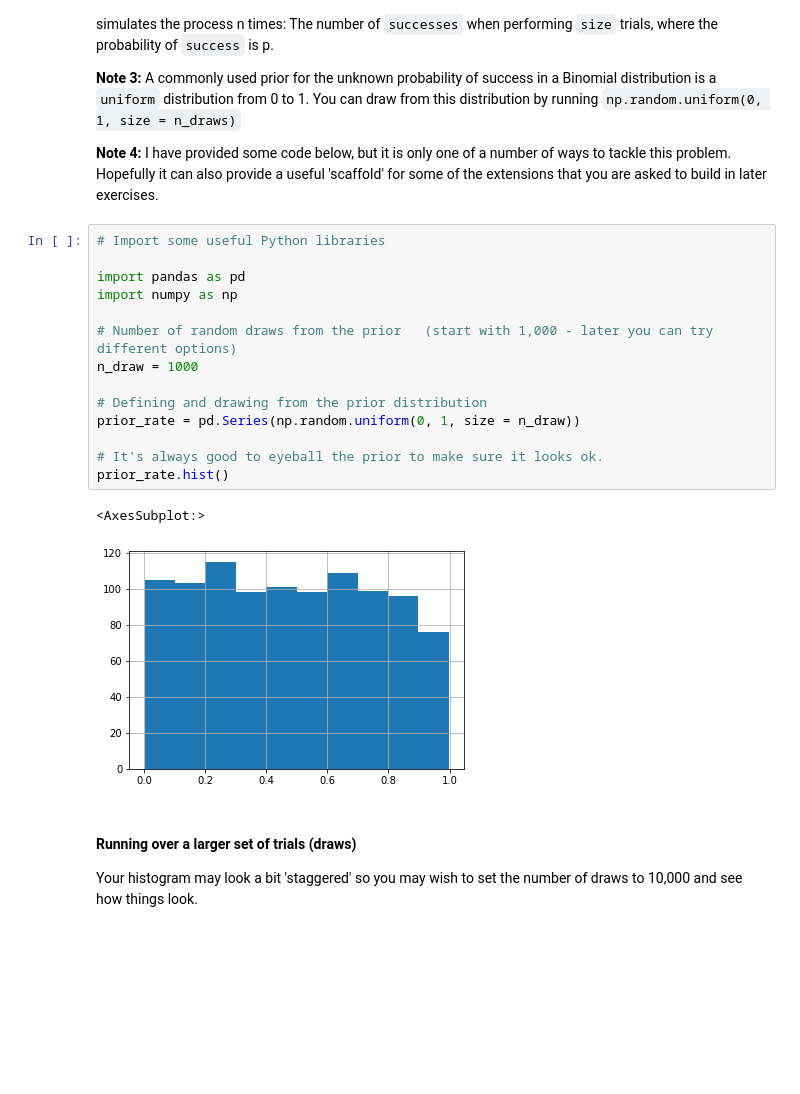
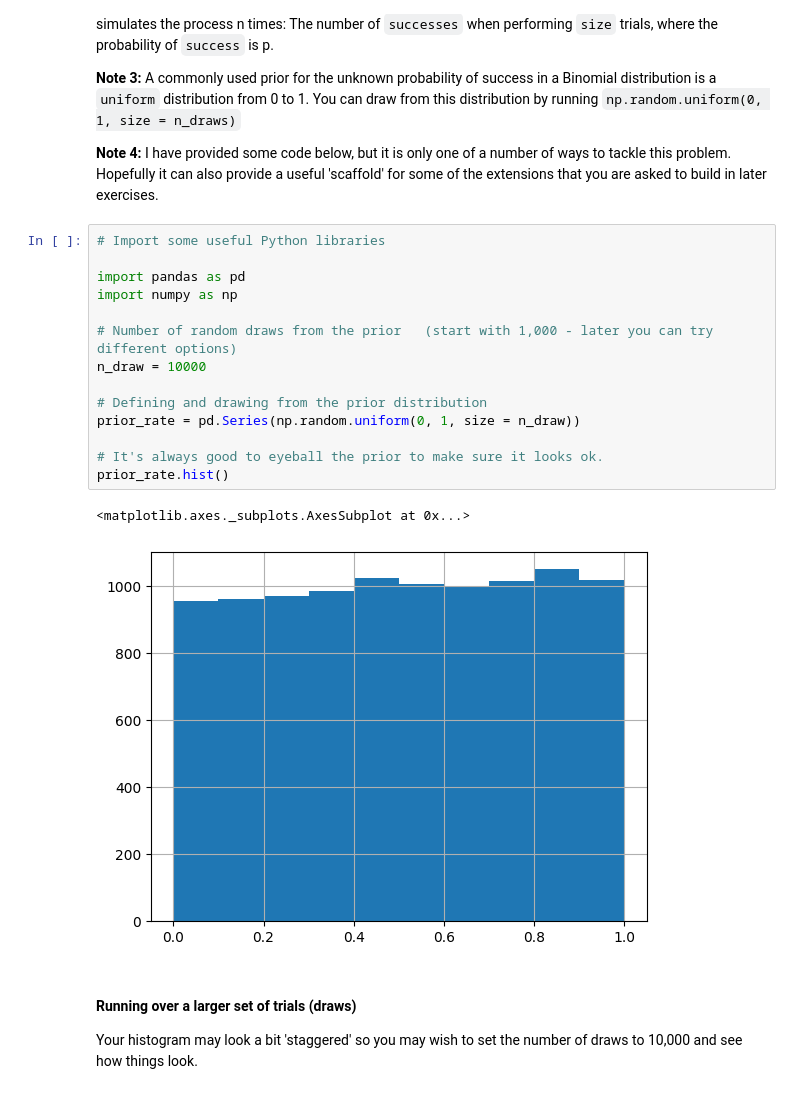
Before and after one commit to celrm/quantitative-methods-for-ai, a Jupyter notebook: Lab_5/CS824_Lab_5_Group_C.ipynb, the cells around one changed output. Saved outputs shown, nothing was run; the diff lists cells and outputs as text; blank space fills up the shorter version.

```diff
--- a/Lab_5/CS824_Lab_5_Group_C.ipynb
+++ b/Lab_5/CS824_Lab_5_Group_C.ipynb
@@ -168,20 +255,20 @@ A few things to note:
 # %%
 # Import some useful Python libraries
 
 import pandas as pd
 import numpy as np
 
 # Number of random draws from the prior   (start with 1,000 - later you can try different options)
-n_draw = 1000
+n_draw = 10000
 
 # Defining and drawing from the prior distribution
 prior_rate = pd.Series(np.random.uniform(0, 1, size = n_draw))
 
 # It's always good to eyeball the prior to make sure it looks ok.
 prior_rate.hist()
 # %% [output]
-<AxesSubplot:>
+<matplotlib.axes._subplots.AxesSubplot at 0x...>
-[figure, old version]
+[figure, new version]
 # %% [markdown]
 #### Running over a larger set of trials (draws)
 
```
Also changed, not shown: parts of 31 cells of this notebook, 4 other files.
